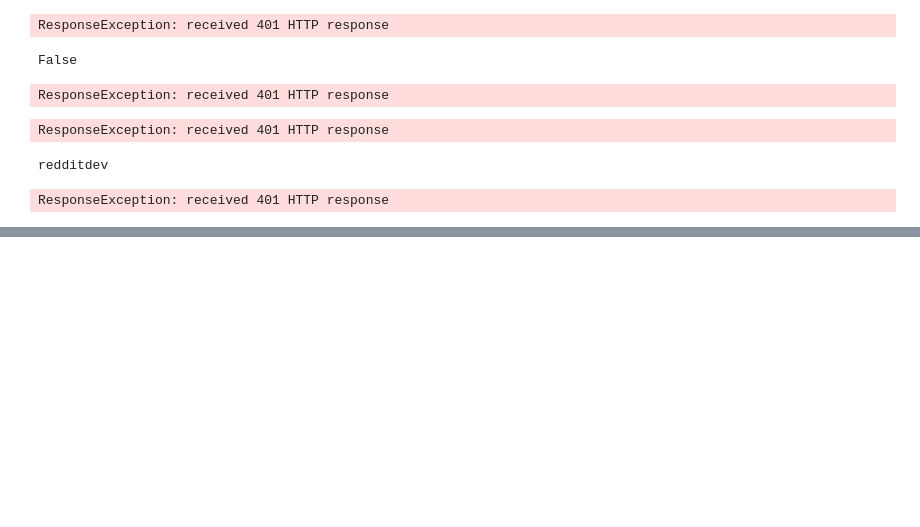
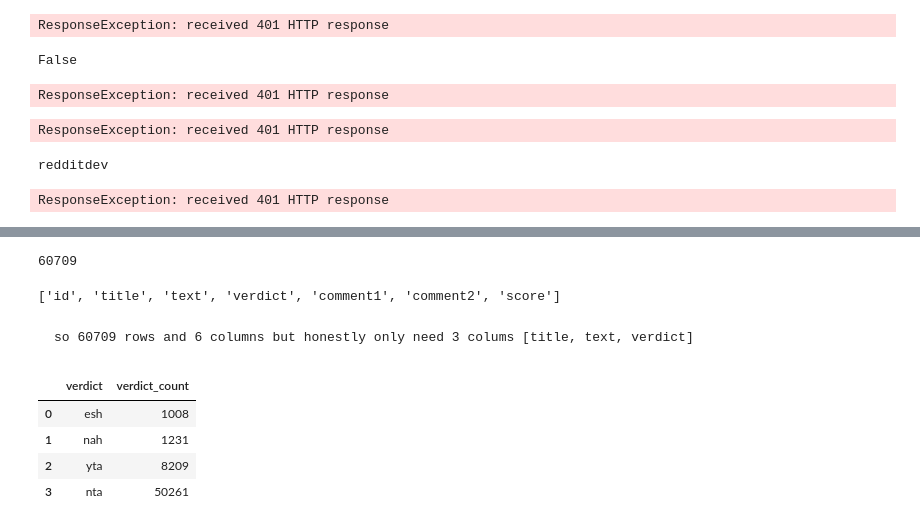
Before and after one commit to R-Vel/ML_Lab4, a Jupyter notebook: reddit_aita_scrapper.ipynb, the cells around one changed output, grey strips where cells are left out. Saved outputs shown, nothing was run; the diff lists cells and outputs as text; code cells hidden in the pictures; blank space fills up the shorter version.

```diff
--- a/reddit_aita_scrapper.ipynb
+++ b/reddit_aita_scrapper.ipynb
@@ -39,0 +61,10 @@ ResponseException: received 401 HTTP response
+# %%
+df.count()
+# %% [output]
+60709
+# %%
+df.columns
+# %% [output]
+['id', 'title', 'text', 'verdict', 'comment1', 'comment2', 'score']
+# %% [markdown]
+    so 60709 rows and 6 columns but honestly only need 3 colums [title, text, verdict]
@@ -39,0 +81,8 @@ ResponseException: received 401 HTTP response
+# %%
+verdict_counts
+# %% [output]
+|  | verdict | verdict_count |
+| 0 | esh | 1008 |
+| 1 | nah | 1231 |
+| 2 | yta | 8209 |
+| 3 | nta | 50261 |
```
Also changed, not shown: parts of 9 cells of this notebook.
